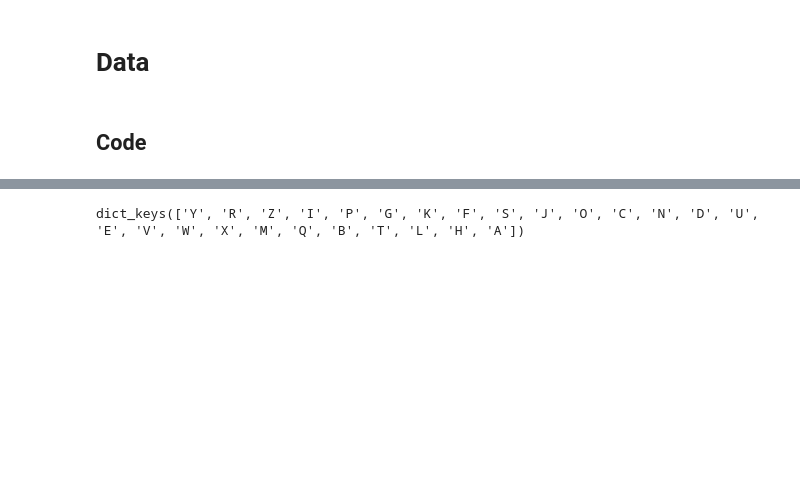
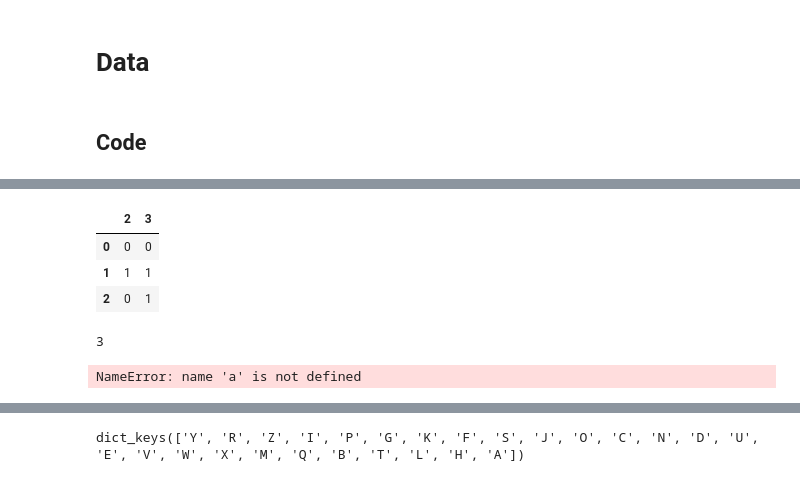
Before and after one commit to LiJoBr/AdventCode, a Jupyter notebook: Dag12.ipynb, the cells around one changed output, grey strips where cells are left out. Saved outputs shown, nothing was run; the diff lists cells and outputs as text; code cells hidden in the pictures; blank space fills up the shorter version.

```diff
--- a/Dag12.ipynb
+++ b/Dag12.ipynb
@@ -82,0 +257,16 @@ assert calculate_perimeter(graph, [4,5,8,9]) == 8
+# %%
+
+df
+# %% [output]
+|  | 2 | 3 |
+| 0 | 0 | 0 |
+| 1 | 1 | 1 |
+| 2 | 0 | 1 |
+# %%
+max(df.columns)
+# %% [output]
+3
+# %%
+[~(a == 0).all(axis=0)]
+# %% [output]
+NameError: name 'a' is not defined
```
Also changed, not shown: parts of 7 cells of this notebook.
